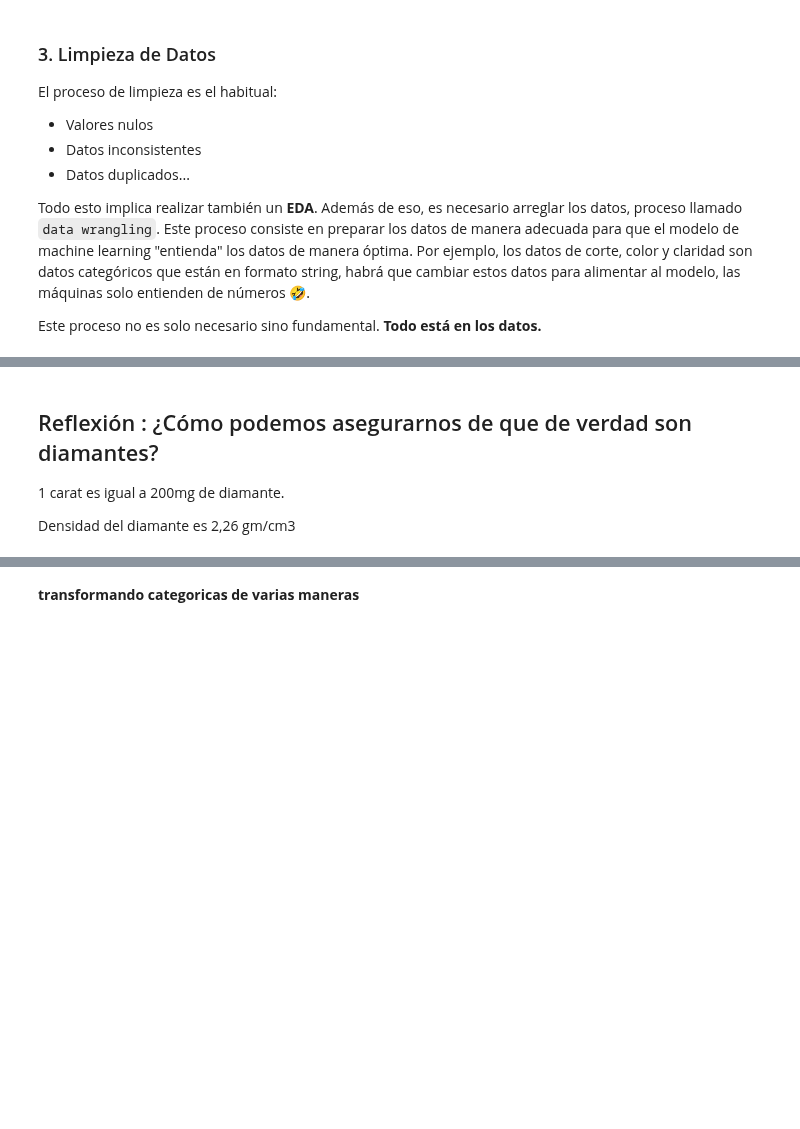
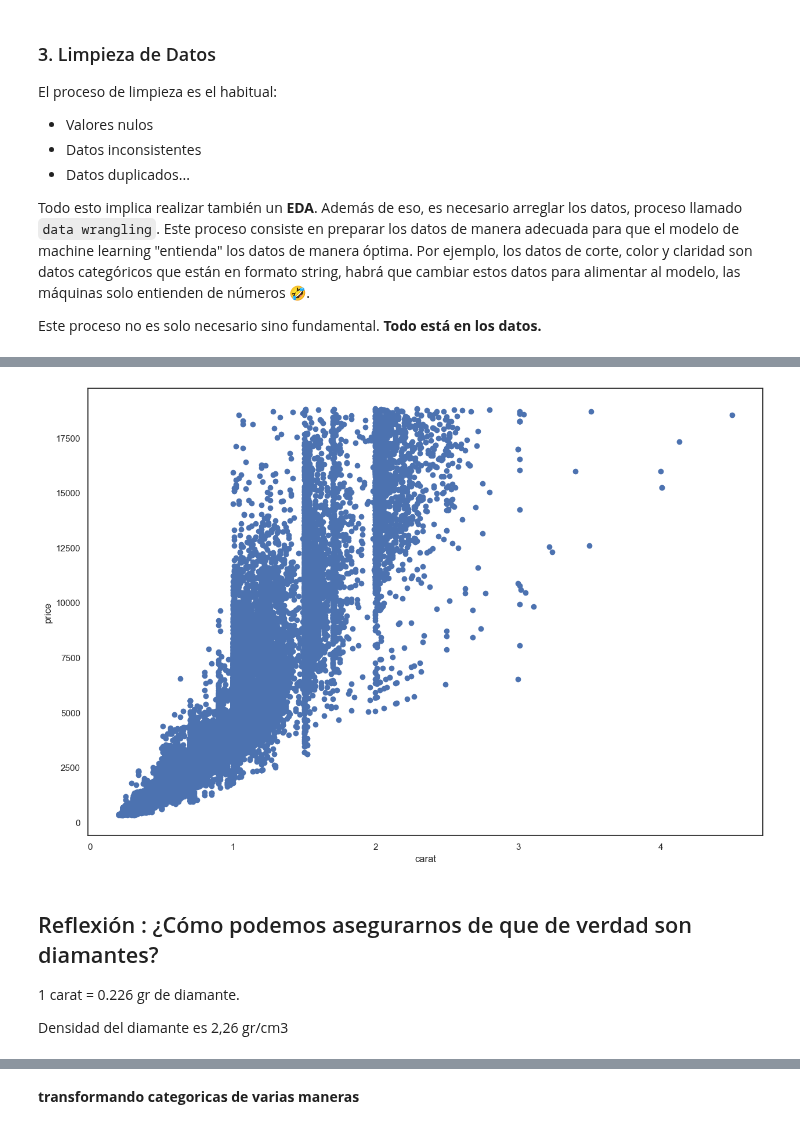
Before and after one commit to Ironhack-Data-Madrid-Enero-2023/apuntes_clase, a Jupyter notebook: semana_7/1.1 - Intro Machine Learning - Aprendizaje Supervisado - Regresion.ipynb, the cells around one changed output, grey strips where cells are left out. Drawn from its saved outputs; the diff is of its cells as text; code cells hidden in the pictures; blank space fills up the shorter version.

```diff
--- a/semana_7/1.1 - Intro Machine Learning - Aprendizaje Supervisado - Regresion.ipynb
+++ b/semana_7/1.1 - Intro Machine Learning - Aprendizaje Supervisado - Regresion.ipynb
@@ -77,6 +203,15 @@ Este proceso no es solo necesario sino fundamental. **Todo está en los datos.**
+# %%
+plt.figure(figsize=(15,10))
+
+plt.scatter(df.carat, df.price)
+
+plt.ylabel('price')
+plt.xlabel('carat');
+# %% [output]
+[figure, added]
 # %% [markdown]
 ## Reflexión : ¿Cómo podemos asegurarnos de que de verdad son diamantes?
 
-1 carat es igual a 200mg de diamante.
+1 carat = 0.226 gr de diamante.
 
-Densidad del diamante es 2,26 gm/cm3
+Densidad del diamante es 2,26 gr/cm3
```
Also changed, not shown: parts of 13 cells of this notebook.
